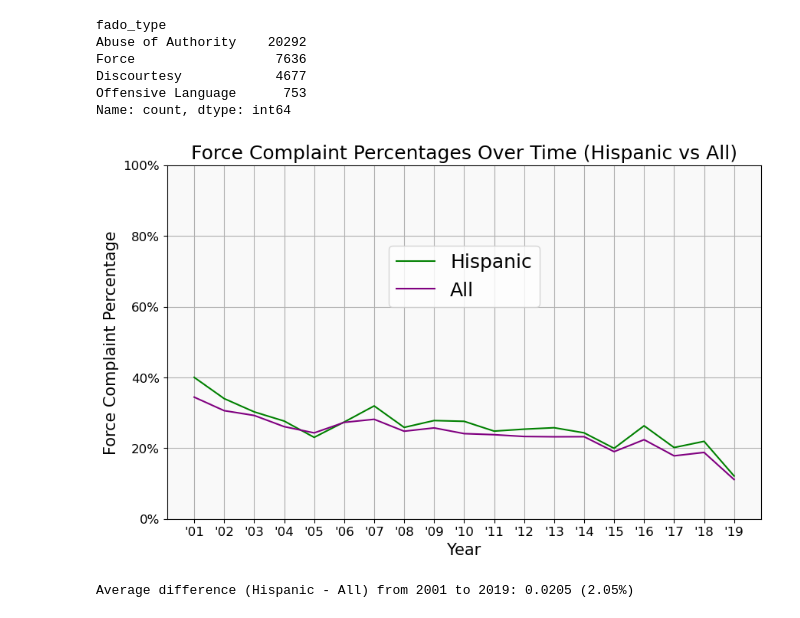
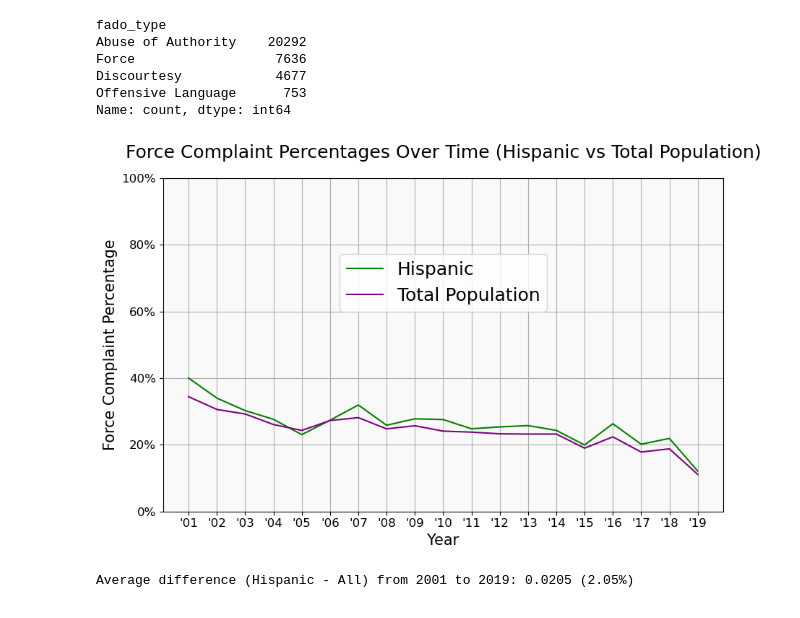
Before and after one commit to noahgolder/Project-2, a Jupyter notebook: main.ipynb, the cells around one changed output. Cells and saved outputs as stored; diff of their text form; code cells hidden in the pictures.

```diff
--- a/main.ipynb
+++ b/main.ipynb
@@ -142,36 +142,36 @@ plt.figure(figsize=(10, 6))  # Adjust width (10) and height (6) as needed
 
 # Plot
 plt.plot(true_group['year_received'], true_group['force'], label='Hispanic', color='green')
-plt.plot(combined_group['year_received'], combined_group['force'], label='All', color='purple')
+plt.plot(combined_group['year_received'], combined_group['force'], label='Total Population', color='purple')
 
 # Set xticks to show each year
 years = range(2001, 2020)
 year_labels = [f'\'{str(y)[-2:]}' for y in years]  # Convert 2001 → '01', etc.
 plt.xticks(years, year_labels, fontsize=12)
   # This will display each year from 2001 to 2019 on the x-axis
 
 # Modify the y-tick labels
 # Example: Show ticks from 0 to 1 with a step of 0.1 and set custom labels
 y_ticks = [0, 0.2, 0.4, 0.6, 0.8, 1.0]
 y_labels = ['0%', '20%', '40%', '60%', '80%', '100%']  # Custom labels for ticks
 
 plt.yticks(y_ticks, y_labels, fontsize = 12)  # Set the custom y-tick labels
 
 # Labels and Title
 plt.xlabel('Year', fontsize = 15)
 plt.ylabel('Force Complaint Percentage', fontsize = 15)
-plt.title('Force Complaint Percentages Over Time (Hispanic vs All)', fontsize = 18)
+plt.title('Force Complaint Percentages Over Time (Hispanic vs Total Population)', fontsize = 18, pad = 20)
 
 plt.gca().set_facecolor('#f9f9f9')
 # Move the legend to the upper middle
 plt.legend(loc='upper center', bbox_to_anchor=(0.5, .8), fontsize=18)  # loc='upper center' for middle top, bbox_to_anchor for fine tuning
 
 plt.grid(True)
 
 # Show the plot
 plt.show()
 # %% [output]
-[figure, old version]
+[figure, new version]
 # %%
 # Merge the two datasets on year to align values
 merged = pd.merge(true_group, combined_group, on='year_received', suffixes=('_hispanic', '_all'))
```
Also changed, not shown: 2 other files.
